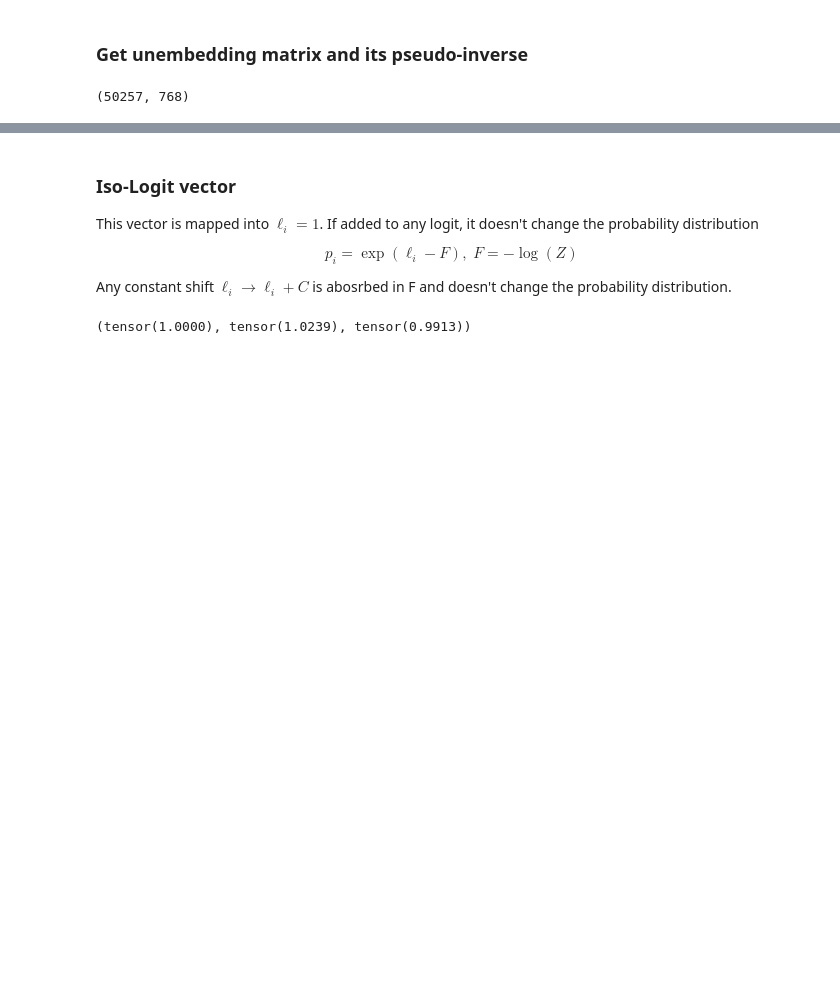
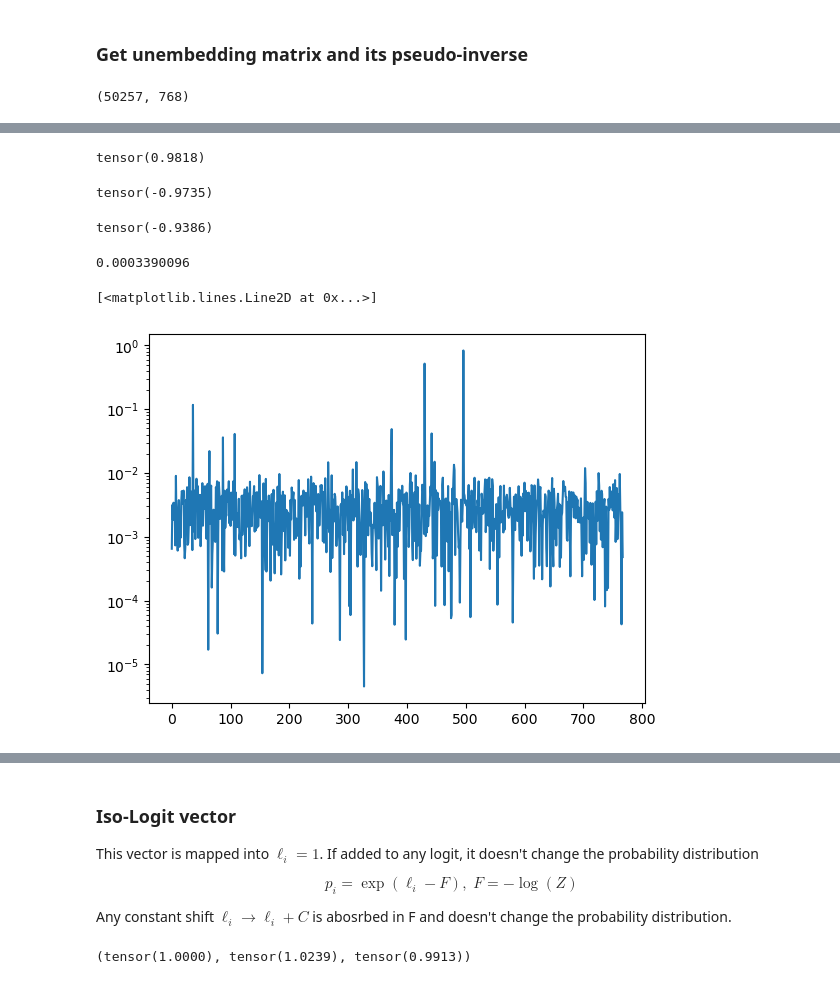
Before and after one commit to timinar/transformer-capacity, a Jupyter notebook: 2023-11-03-IT-iso-logit-directions-gpt2.ipynb, the cells around one changed output, grey strips where cells are left out. Cells and saved outputs as stored; diff of their text form; code cells hidden in the pictures; blank space fills up the shorter version.

```diff
--- a/2023-11-03-IT-iso-logit-directions-gpt2.ipynb
+++ b/2023-11-03-IT-iso-logit-directions-gpt2.ipynb
@@ -33,0 +169,12 @@ pinvWai = np.linalg.pinv(Wai)
+# %%
+torch.nn.CosineSimilarity(dim=0)(torch.tensor(pinvWai[:,tokenizer.encode(" Richard")[0]]),torch.tensor(pinvWai[:,tokenizer.encode(" William")[0]]))
+# %% [output]
+tensor(0.9818)
+# %%
+torch.nn.CosineSimilarity(dim=0)(torch.tensor(pinvWai[:,tokenizer.encode(" Richard")[0]]),torch.tensor(pinvWai[:,tokenizer.encode(" cat")[0]]))
+# %% [output]
+tensor(-0.9735)
+# %%
+torch.nn.CosineSimilarity(dim=0)(torch.tensor(pinvWai[:,tokenizer.encode(" Richard")[0]]),torch.tensor(pinvWai[:,tokenizer.encode(" Anna")[0]]))
+# %% [output]
+tensor(-0.9386)
@@ -33,0 +183,11 @@ pinvWai = np.linalg.pinv(Wai)
+# %%
+pinvWai[:,tokenizer.encode(" Anna")[0]]@metric@pinvWai[:,tokenizer.encode(" Richard")[0]]
+# %% [output]
+0.0003390096
+# %%
+t_ex = pinvWai[:,tokenizer.encode(" Jedi")[0]]
+t_ex = t_ex / np.linalg.norm(t_ex)
+plt.semilogy(np.abs(t_ex))
+# %% [output]
+[<matplotlib.lines.Line2D at 0x...>]
+[figure, added]
```
Also changed, not shown: parts of 45 cells of this notebook, 2 other files.
